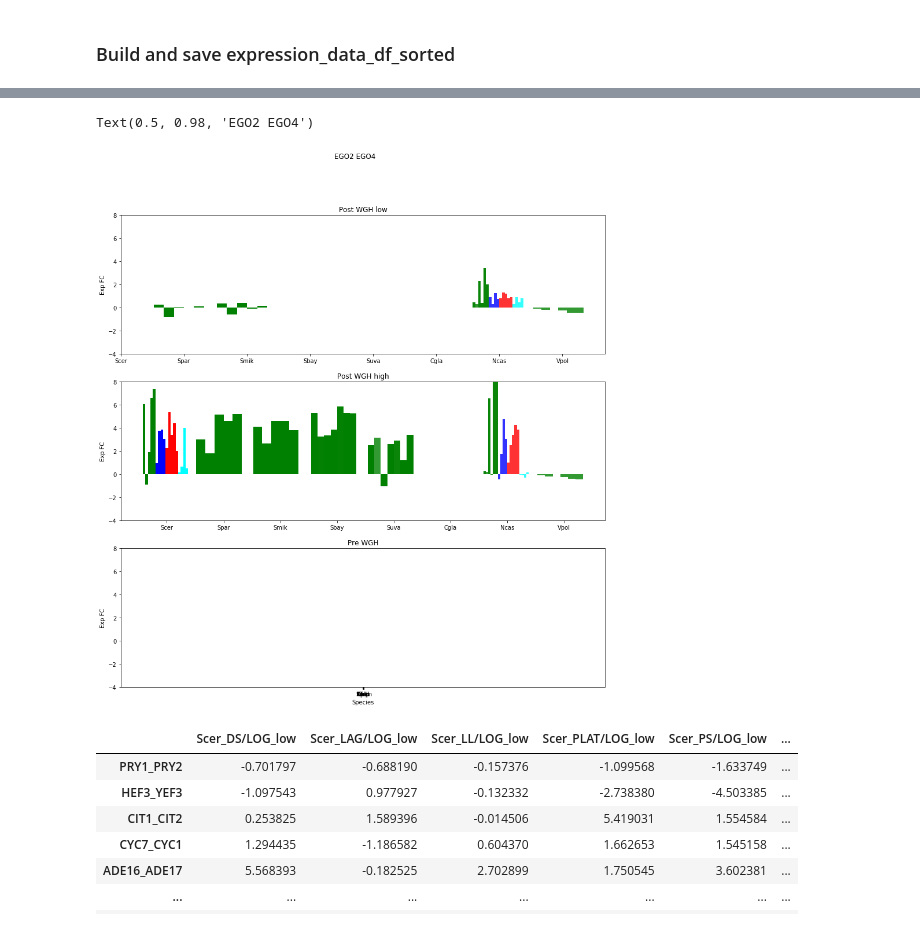
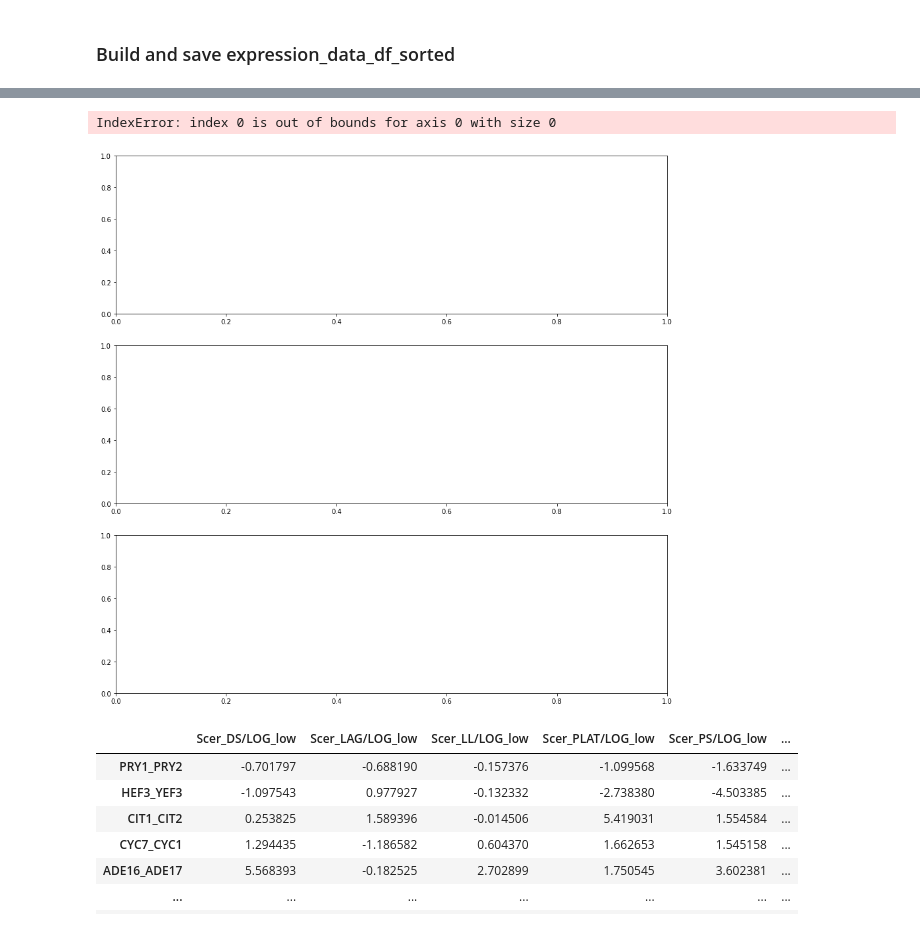
Before and after one commit to heineike02/yeast_esr_expression_analysis, a Jupyter notebook: scripts/20181210_goi_raw_exp_stress_resp_phylogeny.ipynb, the cells around one changed output, grey strips where cells are left out. Drawn from its saved outputs; the diff is of its cells as text; code cells hidden in the pictures.

```diff
--- a/scripts/20181210_goi_raw_exp_stress_resp_phylogeny.ipynb
+++ b/scripts/20181210_goi_raw_exp_stress_resp_phylogeny.ipynb
@@ -209,7 +489,7 @@ list(ohnologs_goi_array['SC_common_name_high'])
 
 #Plot it in three subplots - high, low, pre_wgh
 
-high_gene = 'EGO4' #'YPT53'  #GND2 #GPM2
+high_gene = 'GPM2'#'EGO4' #'YPT53'  #GND2 #GPM2
 row = ohnologs_goi_array[ohnologs_goi_array['SC_common_name_high']==high_gene]
 
 fig, axarr = plt.subplots(3,1, figsize = (15,15))
@@ -294,35 +574,35 @@ for kk, spec_set_name in enumerate(spec_sets.keys()):
         for condition_ind, condition in enumerate(conditions):
             #append data for each condition to the set of bars to be plotted
 
             if N_orth ==0:
                 index[condition].append(spec_ind + dw*condition_ind)
                 bar_width[condition].append(dw)
                 data[condition].append(np.nan)
             else:
                 for jj in range(0,N_orth):
                     index[condition].append(spec_ind + dw*condition_ind + jj*dw/N_cond)
                     bar_width[condition].append(dw/N_orth)
                     data[condition].append(row[spec + '_' + condition + level_sep + level].values[0][jj])
 
 
             rects_pre_WGH = ax.bar(index[condition], np.array(data[condition]), bar_width[condition],
                              alpha=opacity,
                              color=colors[condition],
                              label=condition)
                              #bottom = bottom)
 
     if kk==2:
         ax.set_xlabel('Species')
     ax.set_ylabel('Exp FC')
     ax.set_ylim(-4,8)
     ax.set_title(spec_set_name)
     ax.set_xticks(np.arange(len(spec_set))+spec_frac/2.0)
     ax.set_xticklabels(spec_set)
 
 fig.suptitle(row['SC_common_name_low'].values[0] + ' ' +  row['SC_common_name_high'].values[0])
 # %% [output]
-Text(0.5, 0.98, 'EGO2 EGO4')
+IndexError: index 0 is out of bounds for axis 0 with size 0
-[figure, old version]
+[figure, new version]
 # %%
 #Go through each of my GOIs and replace lists with single value for each item.
 #This is mainly to combine any values for genes that had a small scale duplication.
```
Also changed, not shown: parts of 29 cells of this notebook, 3 other files.
